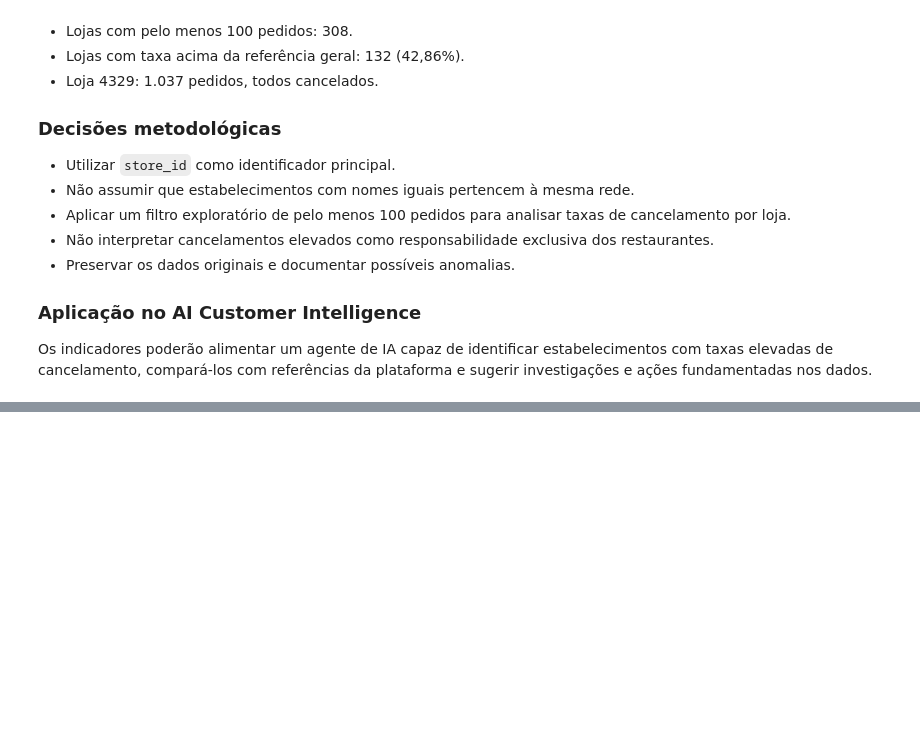
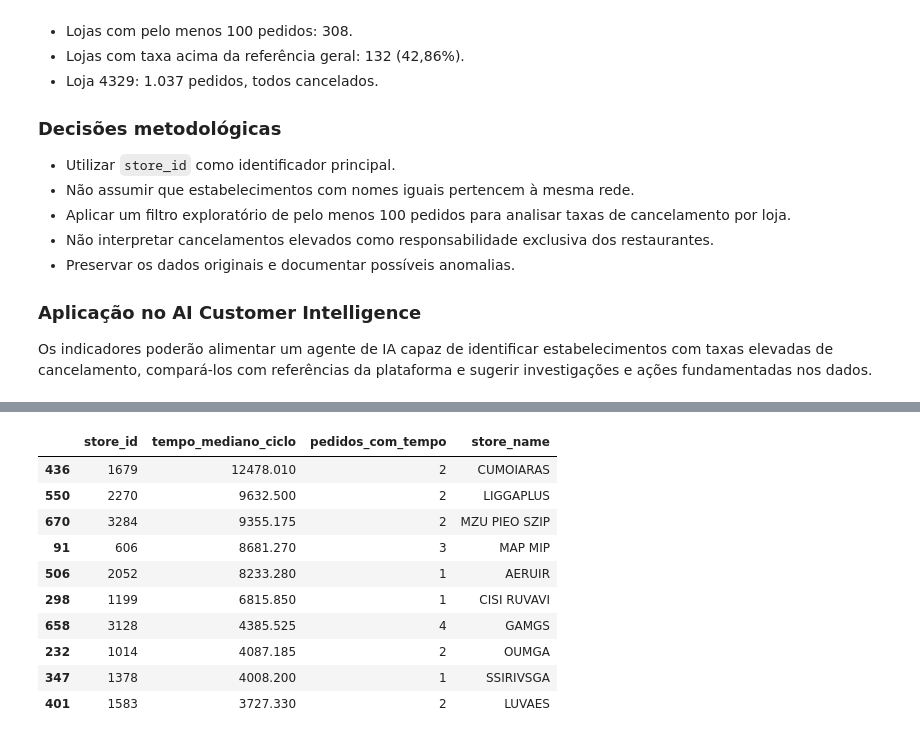
Before and after one commit to DanielDevCC26/ai-customer-intelligence, a Jupyter notebook: notebooks/01_data_exploration.ipynb, the cells around one changed output, grey strips where cells are left out. Drawn from its saved outputs; the diff is of its cells as text; code cells hidden in the pictures; blank space fills up the shorter version.

Commit message:
feat: consolidate store performance indicators

```diff
--- a/notebooks/01_data_exploration.ipynb
+++ b/notebooks/01_data_exploration.ipynb
@@ -921,3 +921,25 @@ Os indicadores poderão alimentar um agente de IA capaz de
 identificar estabelecimentos com taxas elevadas de cancelamento,
 compará-los com referências da plataforma e sugerir
 investigações e ações fundamentadas nos dados.
+# %%
+tempo_por_loja = (
+    pedidos_lojas[
+        pedidos_lojas["order_status"] == "FINISHED"
+    ]
+    .groupby("store_id")
+    .agg(
+        tempo_mediano_ciclo=(
+            "order_metric_cycle_time", "median"
+        ),
+        pedidos_com_tempo=(
+            "order_metric_cycle_time", "count"
+        )
+    )
+    .reset_index()
+)
+
+print("Lojas com indicador de tempo:")
+print(tempo_por_loja["tempo_mediano_ciclo"].notna().sum())
+
+print("\nResumo dos tempos medianos por loja:")
+print(tempo_por_loja["tempo_mediano_ciclo"].describe())
@@ -923,0 +960,27 @@ investigações e ações fundamentadas nos dados.
+# %%
+ranking_tempos = (
+    tempo_por_loja
+    .merge(
+        lojas[["store_id", "store_name"]],
+        on="store_id",
+        how="left"
+    )
+    .sort_values(
+        "tempo_mediano_ciclo",
+        ascending=False
+    )
+)
+
+display(ranking_tempos.head(10))
+# %% [output]
+|  | store_id | tempo_mediano_ciclo | pedidos_com_tempo | store_name |
+| 436 | 1679 | 12478.010 | 2 | CUMOIARAS |
+| 550 | 2270 | 9632.500 | 2 | LIGGAPLUS |
+| 670 | 3284 | 9355.175 | 2 | MZU PIEO SZIP |
+| 91 | 606 | 8681.270 | 3 | MAP MIP |
+| 506 | 2052 | 8233.280 | 1 | AERUIR |
+| 298 | 1199 | 6815.850 | 1 | CISI RUVAVI |
+| 658 | 3128 | 4385.525 | 4 | GAMGS |
+| 232 | 1014 | 4087.185 | 2 | OUMGA |
+| 347 | 1378 | 4008.200 | 1 | SSIRIVSGA |
+| 401 | 1583 | 3727.330 | 2 | LUVAES |
```
Also changed, not shown: parts of 5 cells of this notebook.
